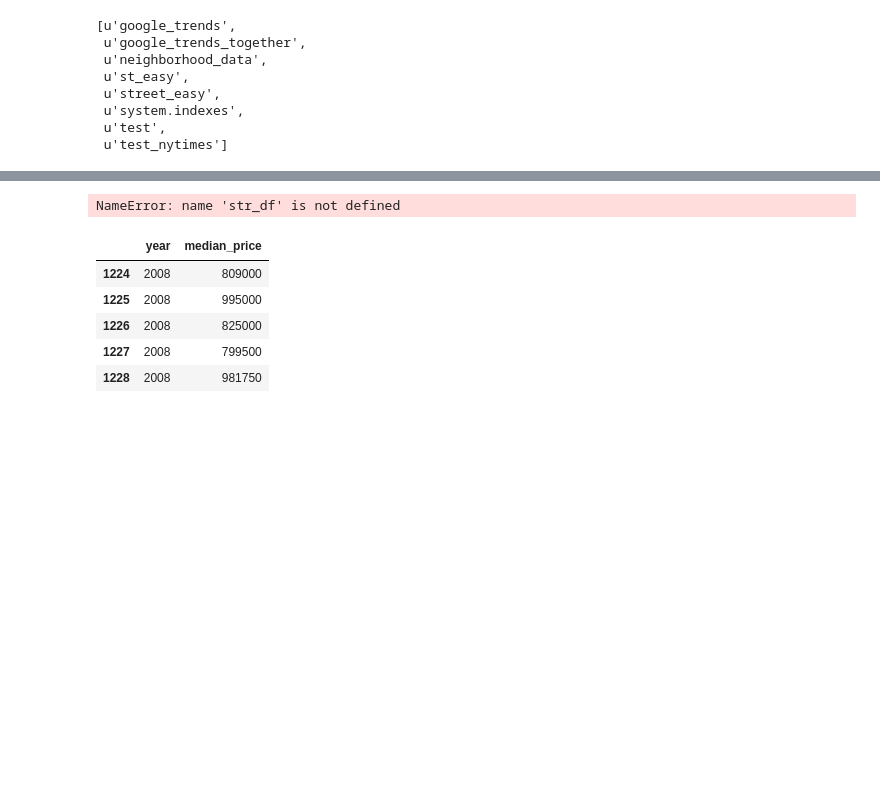
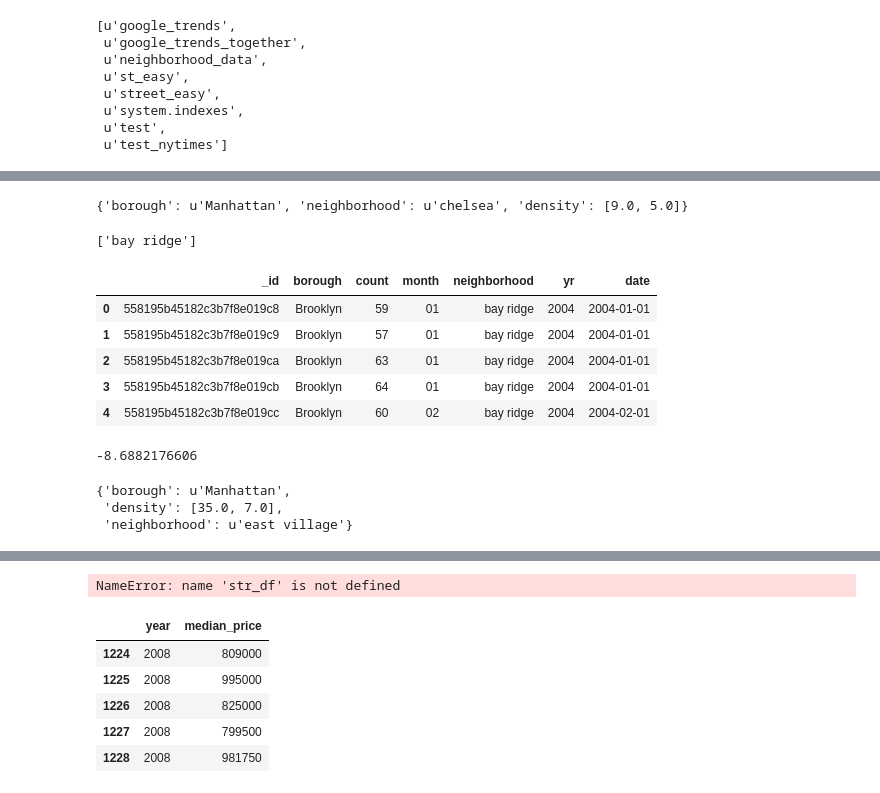
Before and after one commit to gfsoileau/soothsay_appreciation_predictor, a Jupyter notebook: re_predictor.ipynb, the cells around one changed output, grey strips where cells are left out. Cells and saved outputs as stored; diff of their text form; code cells hidden in the pictures; blank space fills up the shorter version.

Commit message:
forecasting finished

```diff
--- a/re_predictor.ipynb
+++ b/re_predictor.ipynb
@@ -536,19 +364,0 @@ def g_query(borough, neighborhood):
-# %%
-def data(p1=0, p2=20000000, borough='manhattan',neighborhood='all'):
-    '''returns a formatted dataframe, based on function arguments.
-        Must have first letter caps in neighborhood: Park Slope'''
-
-    hood_e = esy_format_hood(borough,neighborhood)
-    esy = esy_query(p1, p2, borough, hood_e)
-
-    hood_n = nyt_format_hood(borough, neighborhood)
-    nyt = nyt_data(borough, hood_n)
-
-    hood_g = g_format_hood(borough, neighborhood)
-    gt = g_query(borough, hood_g)
-
-    return esy, nyt, gt
-
-esy, nyt, gt = data(500000, 1000000, 'Brooklyn','Park Slope')
-
-# es = data(500000, 1000000, 'Brooklyn','Park Slope')
@@ -609,3 +364,0 @@ data3 =data3.drop(data3.index[-4:])
-# %%
-data = pd.merge(grouped_g,grouped_e, how='outer')
-data.fillna(0, inplace=True)
@@ -659,2 +364,0 @@ arma_  = sm.tsa.ARMA(data['count'], (1,1)).fit()
-# %%
-results = model.fit(12)
@@ -705,0 +533,43 @@ model.select_order(15)
+# %%
+print(test)
+# %% [output]
+{'borough': u'Manhattan', 'neighborhood': u'chelsea', 'density': [9.0, 5.0]}
+# %%
+def data2(p1=0, p2=20000000, borough='manhattan',neighborhood='all'):
+    '''calls functions to formatt dataframes for Google Trends and Easy_street median house prices. Calls forcaster()
+    for modeling and returns a dictionary containing boro name, neighborhood and forecast(6m,12m)'''
+
+    hood_e = esy_format_hood(borough,neighborhood)
+    esy = esy_query(p1, p2, borough, hood_e)
+
+    hood_g = g_format_hood(borough, neighborhood)
+    gt = g_query(borough, hood_g)
+
+    return esy, gt
+
+
+
+esy2, gt2 = data2(0, 5000000, 'Brooklyn','Bay Ridge')
+# %% [output]
+['bay ridge']
+# %%
+gt2.head()
+# %% [output]
+|  | _id | borough | count | month | neighborhood | yr | date |
+| 0 | 558195b45182c3b7f8e019c8 | Brooklyn | 59 | 01 | bay ridge | 2004 | 2004-01-01 |
+| 1 | 558195b45182c3b7f8e019c9 | Brooklyn | 57 | 01 | bay ridge | 2004 | 2004-01-01 |
+| 2 | 558195b45182c3b7f8e019ca | Brooklyn | 63 | 01 | bay ridge | 2004 | 2004-01-01 |
+| 3 | 558195b45182c3b7f8e019cb | Brooklyn | 64 | 01 | bay ridge | 2004 | 2004-01-01 |
+| 4 | 558195b45182c3b7f8e019cc | Brooklyn | 60 | 02 | bay ridge | 2004 | 2004-02-01 |
+# %%
+def percent_change(f,c):
+    '''calculates the change between forcasted and current'''
+#     f = float(f)
+#     c = float(c)
+    diff = ((f/c)-1.0)*100
+
+    return diff
+
+print(percent_change(485436.186769,531624.916667))
+# %% [output]
+-8.6882176606
@@ -705,0 +613,6 @@ model.select_order(15)
+# %%
+results
+# %% [output]
+{'borough': u'Manhattan',
+ 'density': [35.0, 7.0],
+ 'neighborhood': u'east village'}
```
Also changed, not shown: parts of 66 cells of this notebook.
